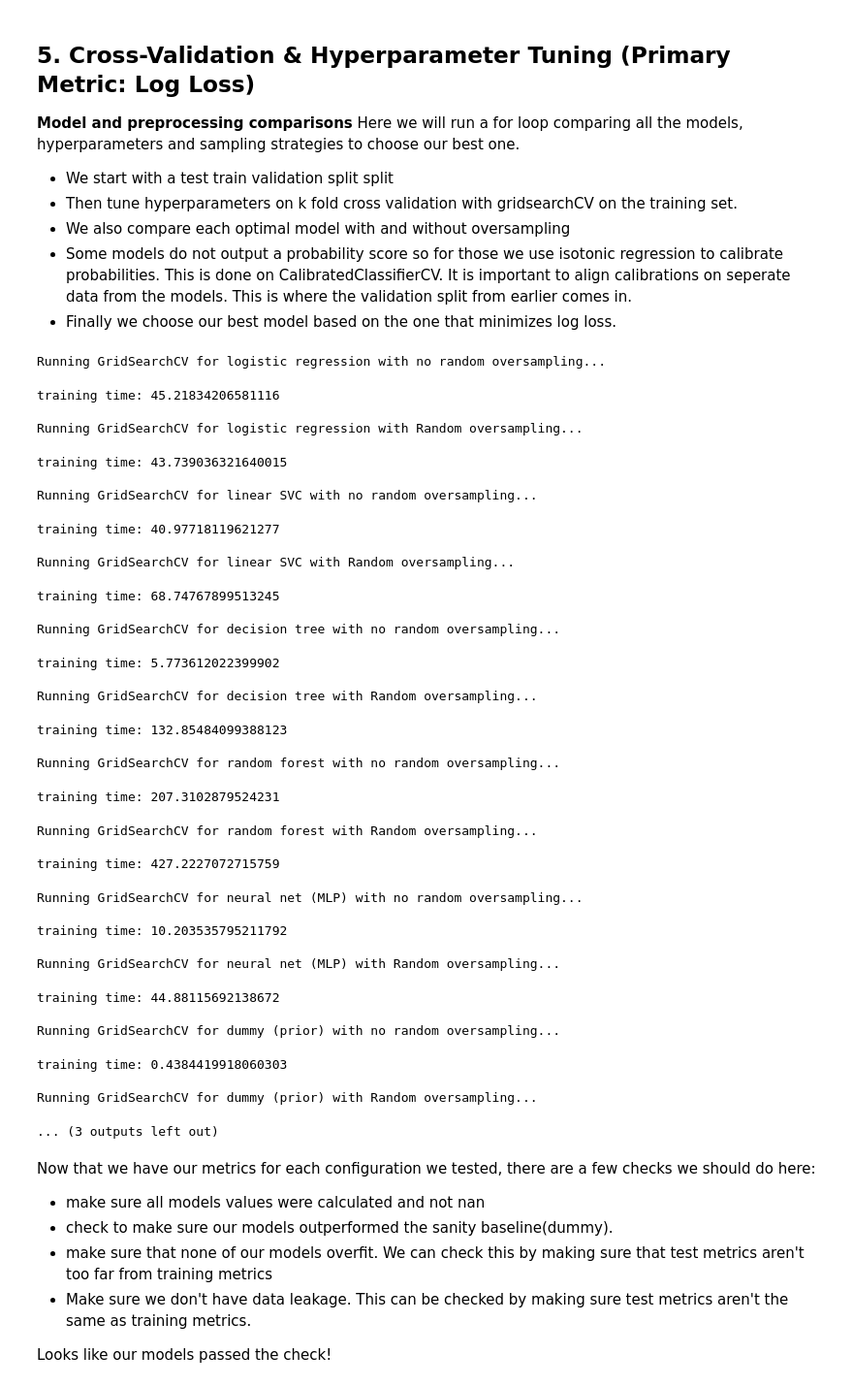
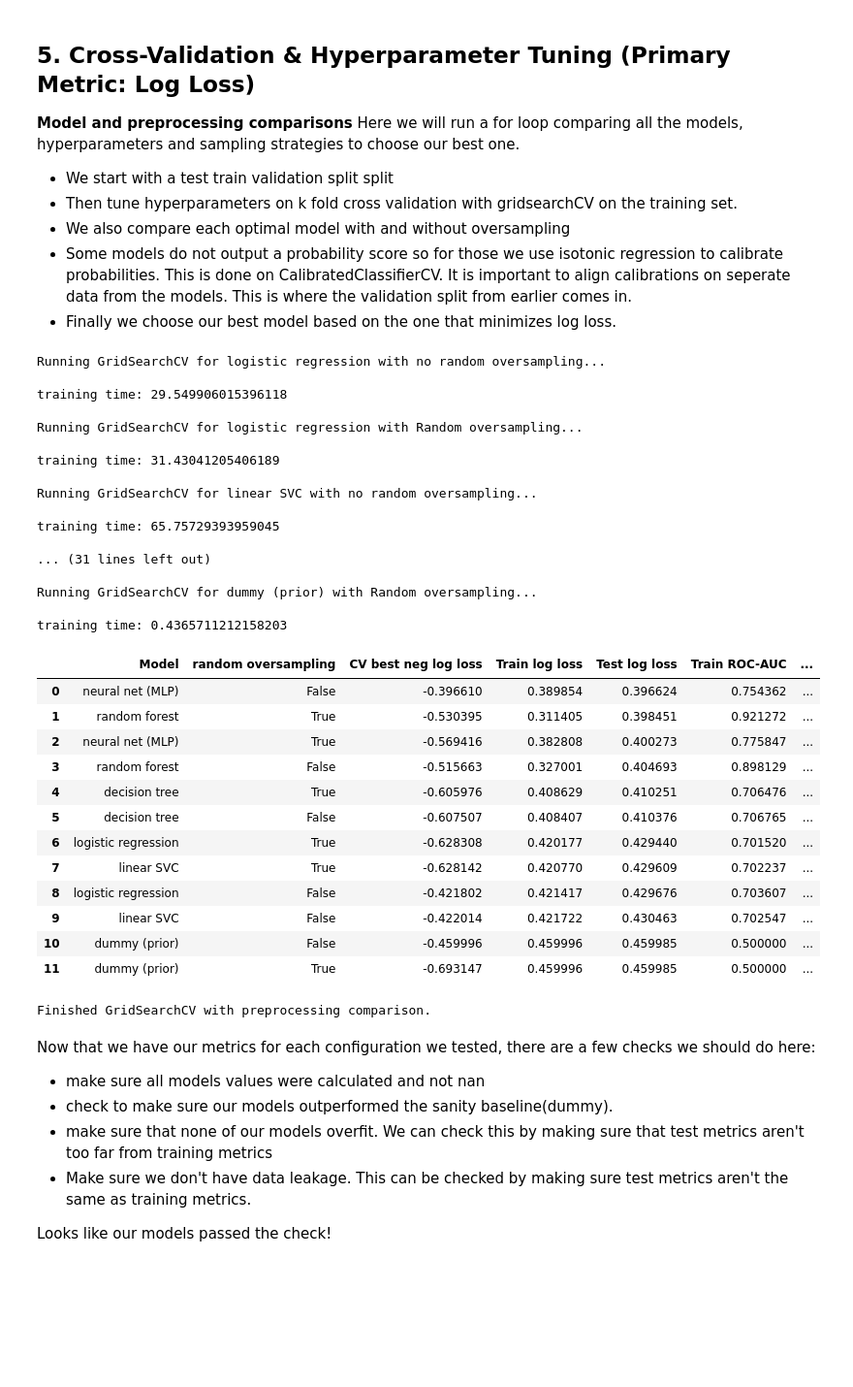
Before and after one commit to gyampols/Data_science_projects, a Jupyter notebook: split-test-marketing/notebooks/ctr_predictions/EDA_&_model_eval.ipynb, the cells around one changed output. Shown at 97% size. Cells and saved outputs as stored; diff of their text form; code cells hidden in the pictures; blank space fills up the shorter version.

```diff
--- a/split-test-marketing/notebooks/ctr_predictions/EDA_&_model_eval.ipynb
+++ b/split-test-marketing/notebooks/ctr_predictions/EDA_&_model_eval.ipynb
@@ -650,7 +652,6 @@ model_params = {
         "params": {
             "clf__estimator__C": [0.25, 0.5, 1.0],
             "clf__estimator__class_weight": [None, "balanced"],
-            "clf__estimator__max_iter": [2000]
         }
     },
     "decision tree": {
@@ -746,7 +747,12 @@ for model_name, mp in model_params.items():
 
         # Training latency
         start_train = time.time()
-        grid.fit(X_train, y_train)
+
+
+        # Only suppress liblinear convergence warning
+        with warnings.catch_warnings():
+            warnings.filterwarnings('ignore', category=ConvergenceWarning, message='.*Liblinear failed to converge.*')
+            grid.fit(X_train, y_train)
         end_train = time.time()
         training_latency = end_train - start_train
         print('\ntraining time:',training_latency)
@@ -775,67 +781,63 @@ for model_name, mp in model_params.items():
         test_roc = roc_auc_score(y_test, proba_test)
         test_ap  = average_precision_score(y_test, proba_test)
 
         # Model size
         model_size_kb = sys.getsizeof(pickle.dumps(best_model)) / 1024
 
         results.append({
             "Model": model_name,
             "random oversampling":use_ros,
             "CV best neg log loss": round(grid.best_score_, 6),  # higher (less negative) is better
             "Train log loss": round(train_ll, 6),
             "Test log loss": round(test_ll, 6),
             "Train ROC-AUC": round(train_roc, 6),
             "Test ROC-AUC": round(test_roc, 6),
             "Train average precision": round(train_ap, 6),
             "Test average precision": round(test_ap, 6),
             "Training Latency (s)": round(training_latency, 3),
             "Inference Latency (s/sample)": round(inference_latency, 6),
             "Storage Size (KB)": round(model_size_kb, 2),
             "Best Params": grid.best_params_
         })
 
 results_df = pd.DataFrame(results).sort_values(
     by="Test log loss", ascending=True
 ).reset_index(drop=True)
 
 display(results_df)
 print("\nFinished GridSearchCV with preprocessing comparison.")
 # %% [output]
 Running GridSearchCV for logistic regression with no random oversampling...
+
+training time: 29.549906015396118
+
+Running GridSearchCV for logistic regression with Random oversampling...
+
+training time: 31.43041205406189
+
+Running GridSearchCV for linear SVC with no random oversampling...
+
+training time: 65.75729393959045
+
+... (31 lines left out)
+
+Running GridSearchCV for dummy (prior) with Random oversampling...
+
+training time: 0.4365711212158203
+|  | Model | random oversampling | CV best neg log loss | Train log loss | Test log loss | Train ROC-AUC | ... |
+| 0 | neural net (MLP) | False | -0.396610 | 0.389854 | 0.396624 | 0.754362 | ... |
+| 1 | random forest | True | -0.530395 | 0.311405 | 0.398451 | 0.921272 | ... |
+| 2 | neural net (MLP) | True | -0.569416 | 0.382808 | 0.400273 | 0.775847 | ... |
+| 3 | random forest | False | -0.515663 | 0.327001 | 0.404693 | 0.898129 | ... |
+| 4 | decision tree | True | -0.605976 | 0.408629 | 0.410251 | 0.706476 | ... |
+| 5 | decision tree | False | -0.607507 | 0.408407 | 0.410376 | 0.706765 | ... |
+| 6 | logistic regression | True | -0.628308 | 0.420177 | 0.429440 | 0.701520 | ... |
+| 7 | linear SVC | True | -0.628142 | 0.420770 | 0.429609 | 0.702237 | ... |
+| 8 | logistic regression | False | -0.421802 | 0.421417 | 0.429676 | 0.703607 | ... |
+| 9 | linear SVC | False | -0.422014 | 0.421722 | 0.430463 | 0.702547 | ... |
+| 10 | dummy (prior) | False | -0.459996 | 0.459996 | 0.459985 | 0.500000 | ... |
+| 11 | dummy (prior) | True | -0.693147 | 0.459996 | 0.459985 | 0.500000 | ... |
-training time: 45.21834206581116
-
-Running GridSearchCV for logistic regression with Random oversampling...
+Finished GridSearchCV with preprocessing comparison.
-training time: 43.739036321640015
-
-Running GridSearchCV for linear SVC with no random oversampling...
-training time: 40.97718119621277
-
-Running GridSearchCV for linear SVC with Random oversampling...
-training time: 68.74767899513245
-
-Running GridSearchCV for decision tree with no random oversampling...
-training time: 5.773612022399902
-
-Running GridSearchCV for decision tree with Random oversampling...
-training time: 132.85484099388123
-
-Running GridSearchCV for random forest with no random oversampling...
-training time: 207.3102879524231
-Running GridSearchCV for random forest with Random oversampling...
-
-training time: 427.2227072715759
-Running GridSearchCV for neural net (MLP) with no random oversampling...
-
-training time: 10.203535795211792
-
-Running GridSearchCV for neural net (MLP) with Random oversampling...
-training time: 44.88115692138672
-
-Running GridSearchCV for dummy (prior) with no random oversampling...
-training time: 0.4384419918060303
-
-Running GridSearchCV for dummy (prior) with Random oversampling...
-... (3 outputs left out)
 # %% [markdown]
 Now that we have our metrics for each configuration we tested, there are a few checks we should do here:
 
```
Also changed, not shown: parts of 2 cells of this notebook.
